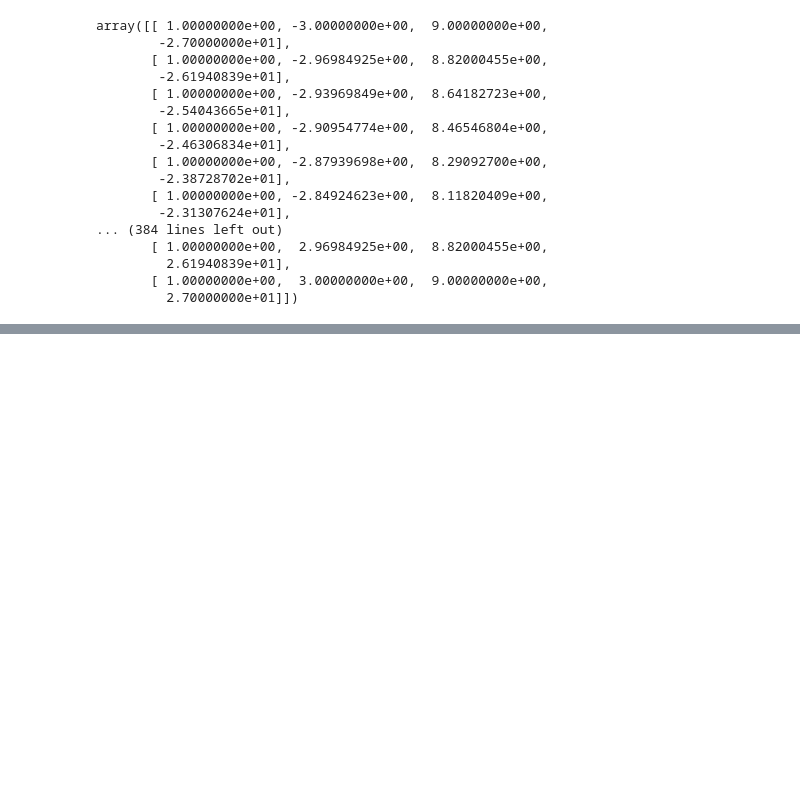
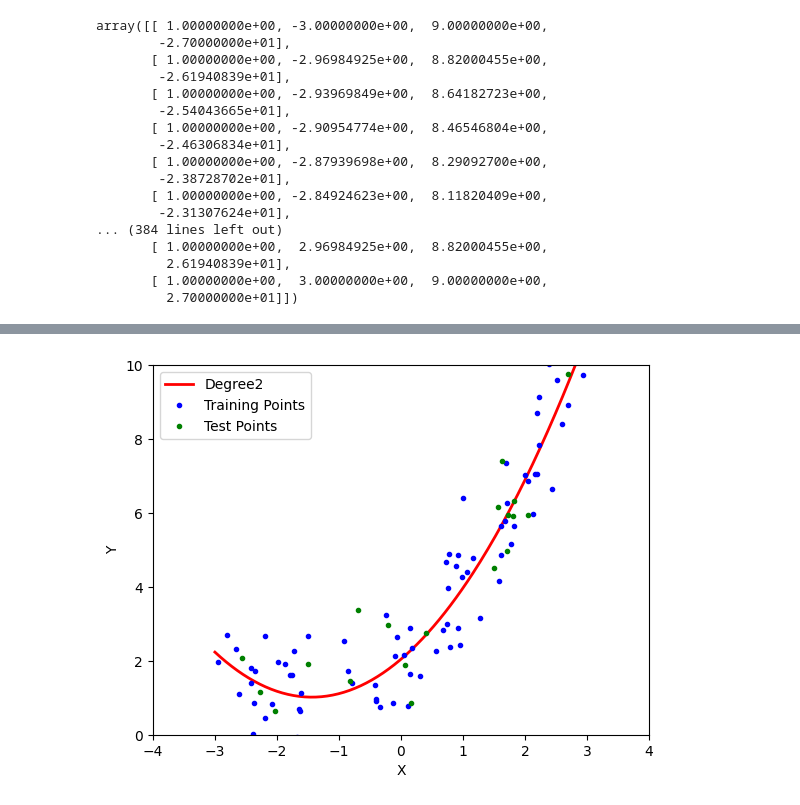
Before and after one commit to Surajgupta001/MACHINE-LEARNING, a Jupyter notebook: Python/18-Linear Regression/18.3-PolynomialRegression.ipynb, the cells around one changed output, grey strips where cells are left out. Cells and saved outputs as stored; diff of their text form; code cells hidden in the pictures; blank space fills up the shorter version.

```diff
--- a/Python/18-Linear Regression/18.3-PolynomialRegression.ipynb
+++ b/Python/18-Linear Regression/18.3-PolynomialRegression.ipynb
@@ -229,0 +277,4 @@ plt.show()
+# %%
+poly_regression(degree=2)
+# %% [output]
+[figure, added]
```
Also changed, not shown: parts of 20 cells of this notebook.
